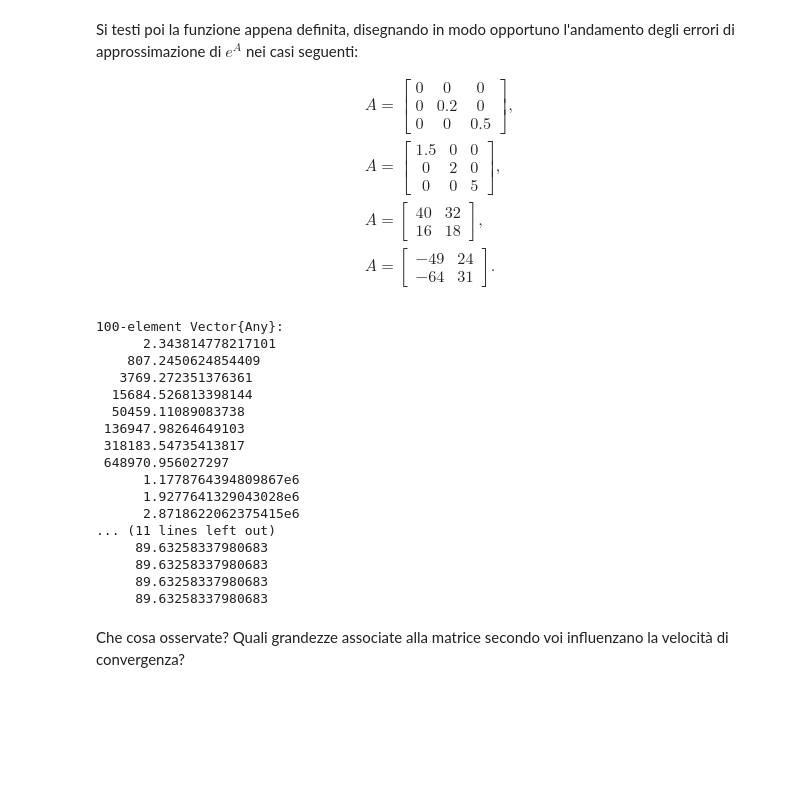
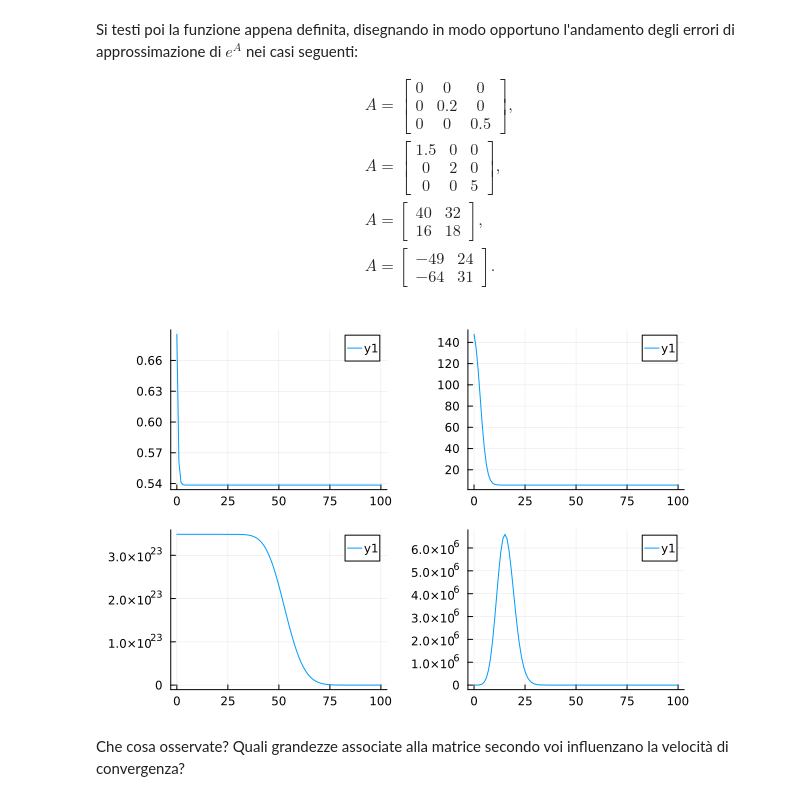
Before and after one commit to PFesta-unipi/PFesta-unipi.github.io, a Jupyter notebook: 05-polinomi (1).ipynb, the cells around one changed output. Cells and saved outputs as stored; diff of their text form; code cells hidden in the pictures; blank space fills up the shorter version.

```diff
--- a/05-polinomi (1).ipynb
+++ b/05-polinomi (1).ipynb
@@ -360,34 +350,19 @@ Si testi poi la funzione appena definita, disegnando in modo opportuno l'andamen
 # %%
 A=[0 0 0; 0 0.2 0; 0 0 0.5]
 B=[1.5 0 0; 0 2.0 0 ; 0 0 5.0]
 C=[40.0 32.0; 16.0 18.0]
 D=[-49.0 24.0; -64.0 31.0]
-x=range(0, 100)
+x=range(0, 100, length=100)
 ya=conver(A, 100)
-#sa=plot(x, ya)
+sa=plot(x, ya)
 yb=conver(B, 100)
 yc=conver(C, 100)
 yd=conver(D, 100)
-#sc=plot(x, yc)
-#sd=plot(x, yd)
-#sb=plot(x, yb)
+sc=plot(x, yc)
+sd=plot(x, yd)
+sb=plot(x, yb)
+plot(sa, sb, sc, sd)
 # %% [output]
-100-element Vector{Any}:
-      2.343814778217101
-    807.2450624854409
-   3769.272351376361
-  15684.526813398144
-  50459.11089083738
- 136947.98264649103
- 318183.54735413817
- 648970.956027297
-      1.1778764394809867e6
-      1.9277641329043028e6
-      2.8718622062375415e6
-... (11 lines left out)
-     89.63258337980683
-     89.63258337980683
-     89.63258337980683
-     89.63258337980683
+[figure, added]
 # %% [markdown]
 Che cosa osservate? Quali grandezze associate alla matrice secondo voi influenzano la velocità di convergenza?
```
Also changed, not shown: parts of 1 cell of this notebook.
